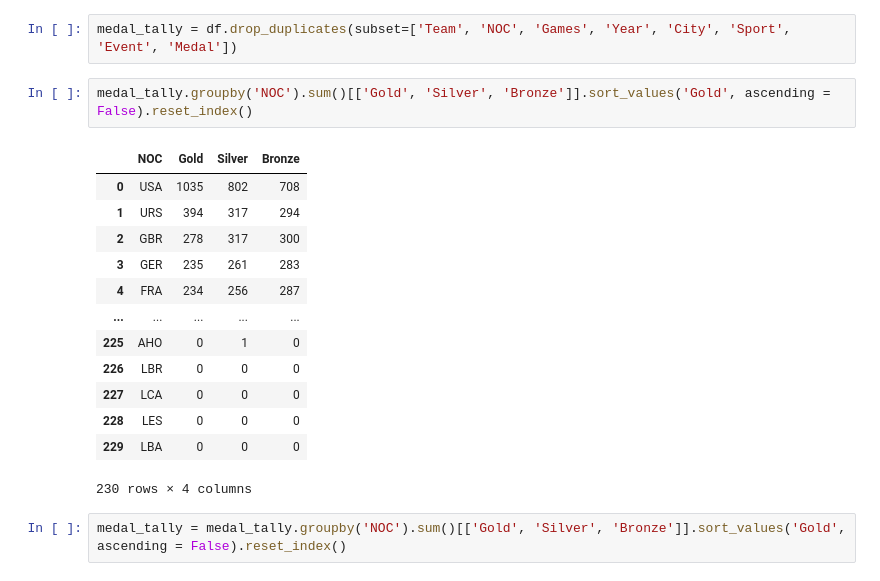
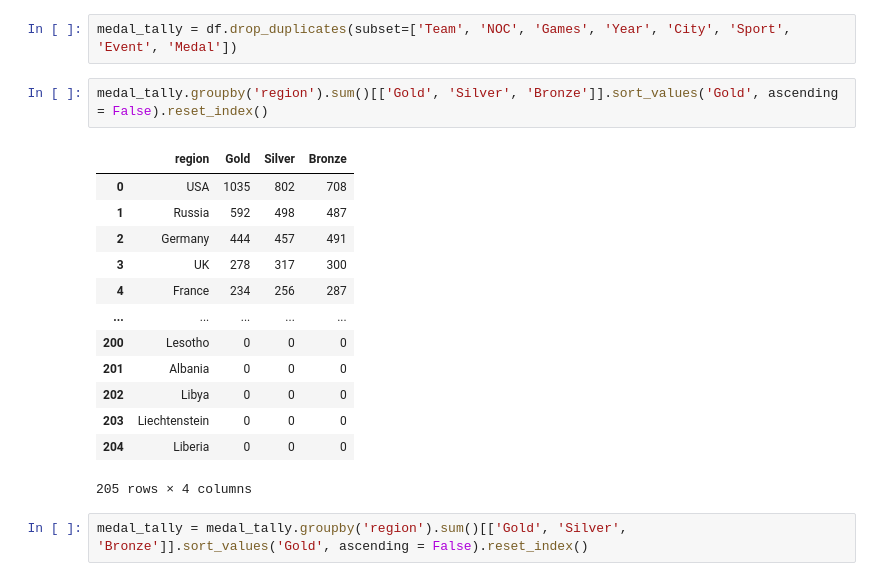
Before and after one commit to katyalmohit/olympic-analysis, a Jupyter notebook: main/analysis.ipynb, the cells around one changed output. Cells and saved outputs as stored; diff of their text form.

Commit message:
Change function for 'region'

```diff
--- a/main/analysis.ipynb
+++ b/main/analysis.ipynb
@@ -254,21 +254,21 @@ df.drop_duplicates(subset=['Team', 'NOC', 'Games', 'Year', 'City', 'Sport', 'Eve
 # %%
 medal_tally = df.drop_duplicates(subset=['Team', 'NOC', 'Games', 'Year', 'City', 'Sport', 'Event', 'Medal'])
 # %%
-medal_tally.groupby('NOC').sum()[['Gold', 'Silver', 'Bronze']].sort_values('Gold', ascending = False).reset_index()
+medal_tally.groupby('region').sum()[['Gold', 'Silver', 'Bronze']].sort_values('Gold', ascending = False).reset_index()
 # %% [output]
-|  | NOC | Gold | Silver | Bronze |
+|  | region | Gold | Silver | Bronze |
 | 0 | USA | 1035 | 802 | 708 |
-| 1 | URS | 394 | 317 | 294 |
-| 2 | GBR | 278 | 317 | 300 |
-| 3 | GER | 235 | 261 | 283 |
-| 4 | FRA | 234 | 256 | 287 |
+| 1 | Russia | 592 | 498 | 487 |
+| 2 | Germany | 444 | 457 | 491 |
+| 3 | UK | 278 | 317 | 300 |
+| 4 | France | 234 | 256 | 287 |
 | ... | ... | ... | ... | ... |
-| 225 | AHO | 0 | 1 | 0 |
-| 226 | LBR | 0 | 0 | 0 |
-| 227 | LCA | 0 | 0 | 0 |
-| 228 | LES | 0 | 0 | 0 |
-| 229 | LBA | 0 | 0 | 0 |
+| 200 | Lesotho | 0 | 0 | 0 |
+| 201 | Albania | 0 | 0 | 0 |
+| 202 | Libya | 0 | 0 | 0 |
+| 203 | Liechtenstein | 0 | 0 | 0 |
+| 204 | Liberia | 0 | 0 | 0 |
-230 rows × 4 columns
+205 rows × 4 columns
 # %%
-medal_tally = medal_tally.groupby('NOC').sum()[['Gold', 'Silver', 'Bronze']].sort_values('Gold', ascending = False).reset_index()
+medal_tally = medal_tally.groupby('region').sum()[['Gold', 'Silver', 'Bronze']].sort_values('Gold', ascending = False).reset_index()
 # %%
```
Also changed, not shown: parts of 1 cell of this notebook, 1 other file.
